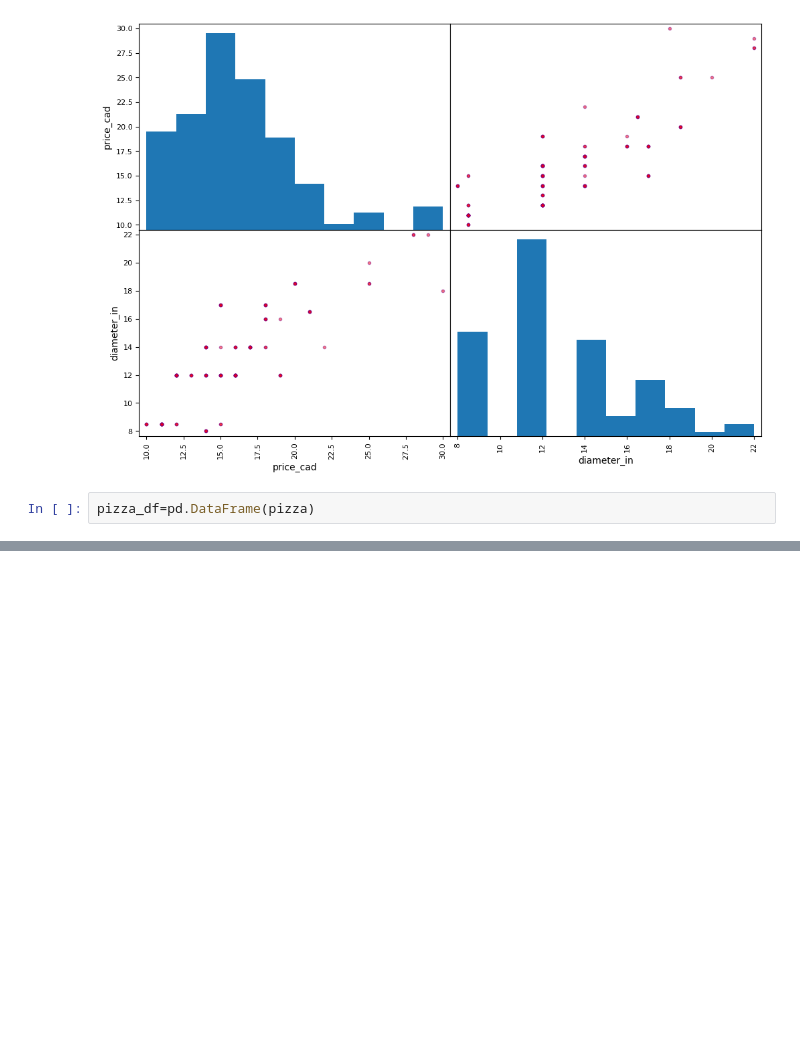
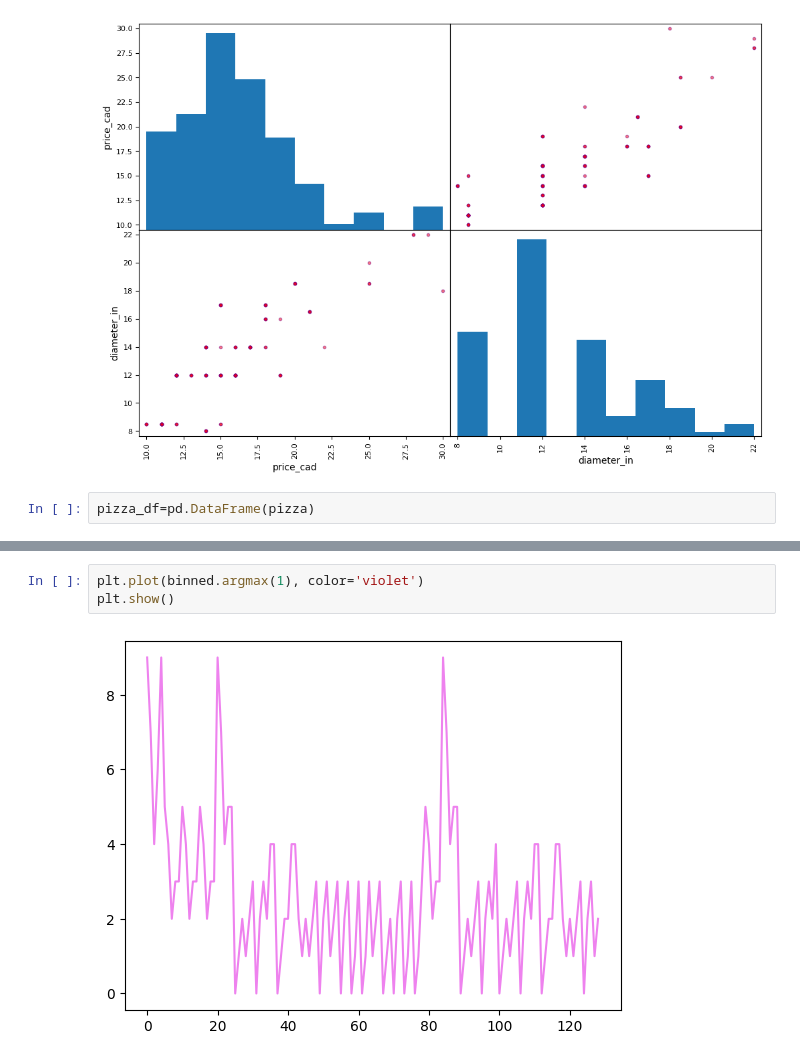
Before and after one commit to 550tealeaves/DATA71200_sum2024_550, a Jupyter notebook: Project_1_supervised_learning.ipynb, the cells around one changed output, grey strips where cells are left out. Drawn from its saved outputs; the diff is of its cells as text; blank space fills up the shorter version.

```diff
--- a/Project_1_supervised_learning.ipynb
+++ b/Project_1_supervised_learning.ipynb
@@ -110,0 +165,5 @@ corr_matrix['price_cad'].sort_values(ascending=False)
+# %%
+plt.plot(binned.argmax(1), color='violet')
+plt.show()
+# %% [output]
+[figure, added]
```
Also changed, not shown: parts of 12 cells of this notebook.
